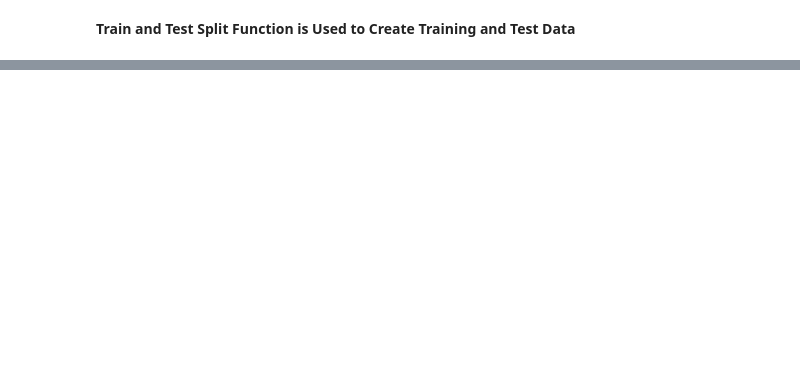
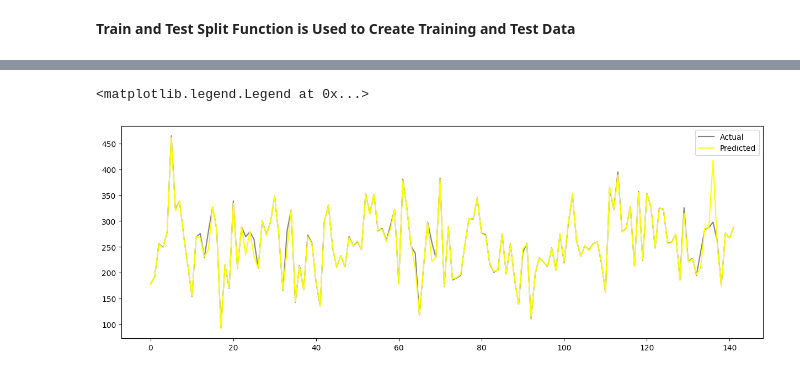
Before and after one commit to SMKProj/CarbonEmissionDataAnalysis, a Jupyter notebook: CarbonEmission.ipynb, the cells around one changed output, grey strips where cells are left out. Drawn from its saved outputs; the diff is of its cells as text; code cells hidden in the pictures; blank space fills up the shorter version.

```diff
--- a/CarbonEmission.ipynb
+++ b/CarbonEmission.ipynb
@@ -161,3 +272,11 @@ R squared score: 0.95
+# %%
+plt.figure(figsize=(15,5))
+plt.plot(Y_test, color = 'gray', label='Actual')
+plt.plot(pred_sv, color = 'yellow', label = 'Predicted')
+plt.legend()
+# %% [output]
+<matplotlib.legend.Legend at 0x...>
+[figure, added]
 # %%
 plt.figure()
 sns.distplot(Y_test, label="Actual")
```
Also changed, not shown: parts of 19 cells of this notebook.
